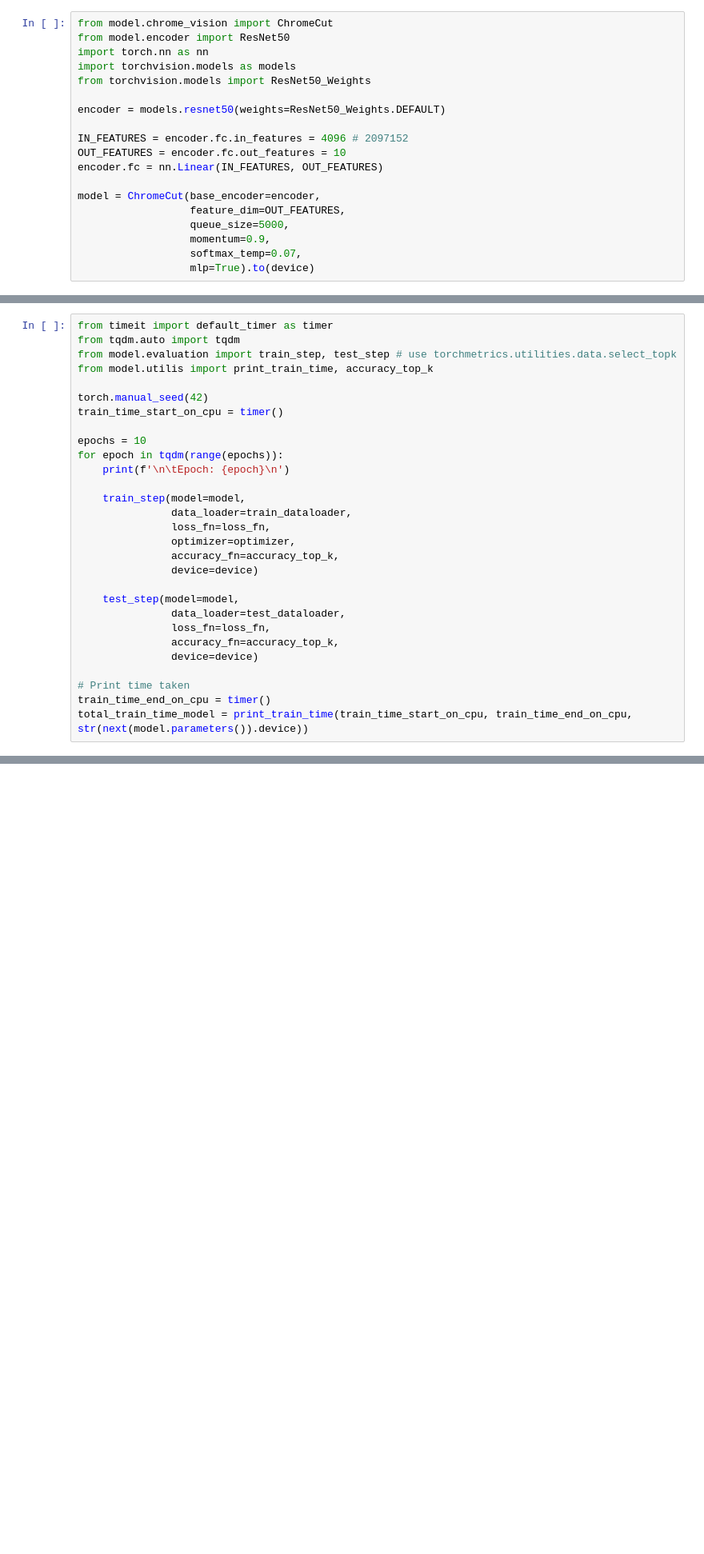
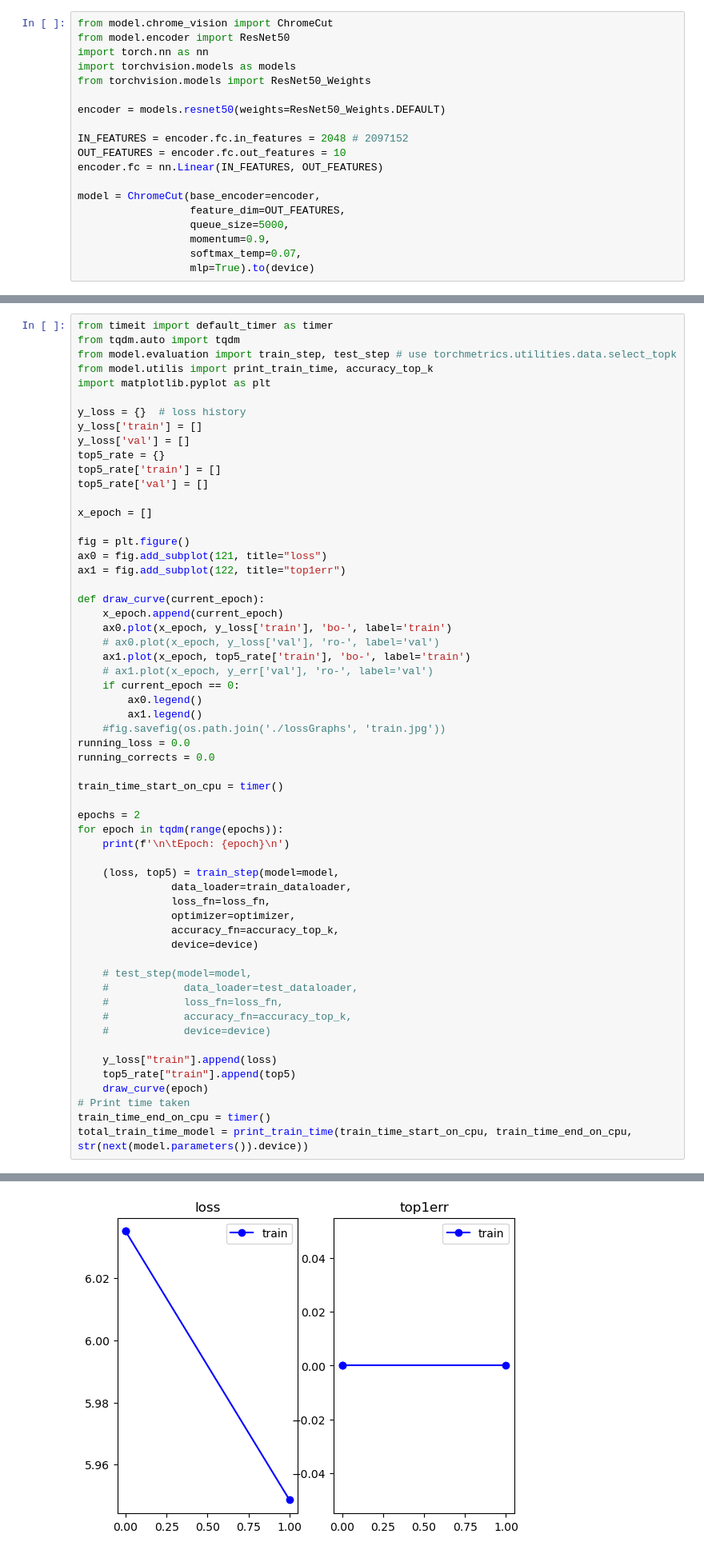
Before and after one commit to andreasalstrup/chrome-vision, a Jupyter notebook: train.ipynb, the cells around one changed output, grey strips where cells are left out. Shown at 80% size. Drawn from its saved outputs; the diff is of its cells as text; blank space fills up the shorter version.

Commit message:
Shows graph with loss and top5 accuracy, outcommented val loop

```diff
--- a/train.ipynb
+++ b/train.ipynb
@@ -164,7 +185,7 @@ from torchvision.models import ResNet50_Weights
 
 encoder = models.resnet50(weights=ResNet50_Weights.DEFAULT)
 
-IN_FEATURES = encoder.fc.in_features = 4096 # 2097152
+IN_FEATURES = encoder.fc.in_features = 2048 # 2097152
 OUT_FEATURES = encoder.fc.out_features = 10
 encoder.fc = nn.Linear(IN_FEATURES, OUT_FEATURES)
 
@@ -188,27 +209,57 @@ from timeit import default_timer as timer
 from tqdm.auto import tqdm
 from model.evaluation import train_step, test_step # use torchmetrics.utilities.data.select_topk
 from model.utilis import print_train_time, accuracy_top_k
+import matplotlib.pyplot as plt
 
-torch.manual_seed(42)
+y_loss = {}  # loss history
+y_loss['train'] = []
+y_loss['val'] = []
+top5_rate = {}
+top5_rate['train'] = []
+top5_rate['val'] = []
+
+x_epoch = []
+
+fig = plt.figure()
+ax0 = fig.add_subplot(121, title="loss")
+ax1 = fig.add_subplot(122, title="top1err")
+
+def draw_curve(current_epoch):
+    x_epoch.append(current_epoch)
+    ax0.plot(x_epoch, y_loss['train'], 'bo-', label='train')
+    # ax0.plot(x_epoch, y_loss['val'], 'ro-', label='val')
+    ax1.plot(x_epoch, top5_rate['train'], 'bo-', label='train')
+    # ax1.plot(x_epoch, y_err['val'], 'ro-', label='val')
+    if current_epoch == 0:
+        ax0.legend()
+        ax1.legend()
+    #fig.savefig(os.path.join('./lossGraphs', 'train.jpg'))
+running_loss = 0.0
+running_corrects = 0.0
+
 train_time_start_on_cpu = timer()
 
-epochs = 10
+epochs = 2
 for epoch in tqdm(range(epochs)):
     print(f'\n\tEpoch: {epoch}\n')
 
-    train_step(model=model,
+    (loss, top5) = train_step(model=model,
                data_loader=train_dataloader,
                loss_fn=loss_fn,
                optimizer=optimizer,
                accuracy_fn=accuracy_top_k,
                device=device)
 
-    test_step(model=model,
-               data_loader=test_dataloader,
-               loss_fn=loss_fn,
-               accuracy_fn=accuracy_top_k,
-               device=device)
+    # test_step(model=model,
+    #            data_loader=test_dataloader,
+    #            loss_fn=loss_fn,
+    #            accuracy_fn=accuracy_top_k,
+    #            device=device)
 
+    y_loss["train"].append(loss)
+    top5_rate["train"].append(top5)
+    draw_curve(epoch)
 # Print time taken
 train_time_end_on_cpu = timer()
 total_train_time_model = print_train_time(train_time_start_on_cpu, train_time_end_on_cpu, str(next(model.parameters()).device))
+# %% [output]
@@ -215,3 +274,4 @@ total_train_time_model = print_train_time(train_time_start_on_cpu, train_time_en
+[figure, added]
 # %% [markdown]
 ### Training loop - For testing CPU and GPU (do not change)
 # %%
```
Also changed, not shown: parts of 8 cells of this notebook, 1 other file.
